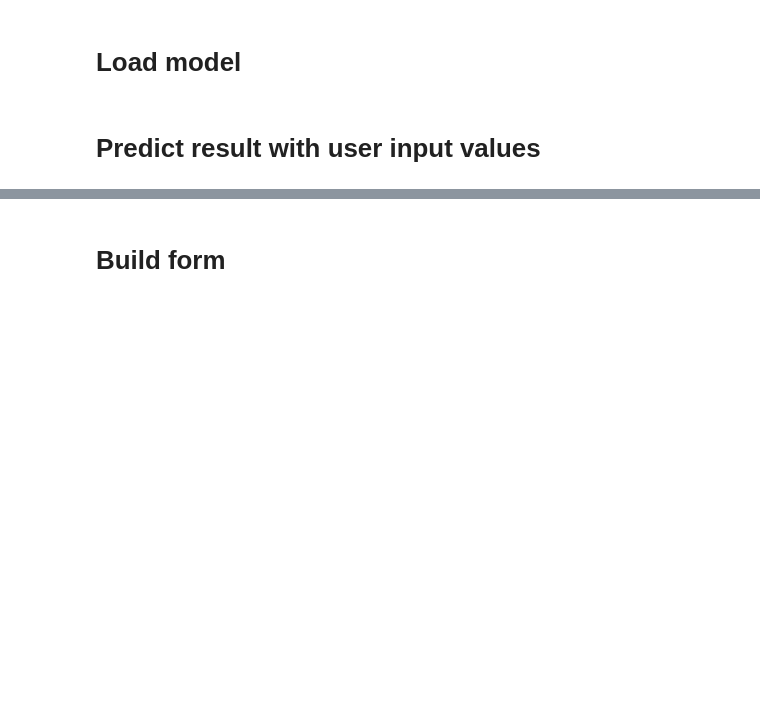
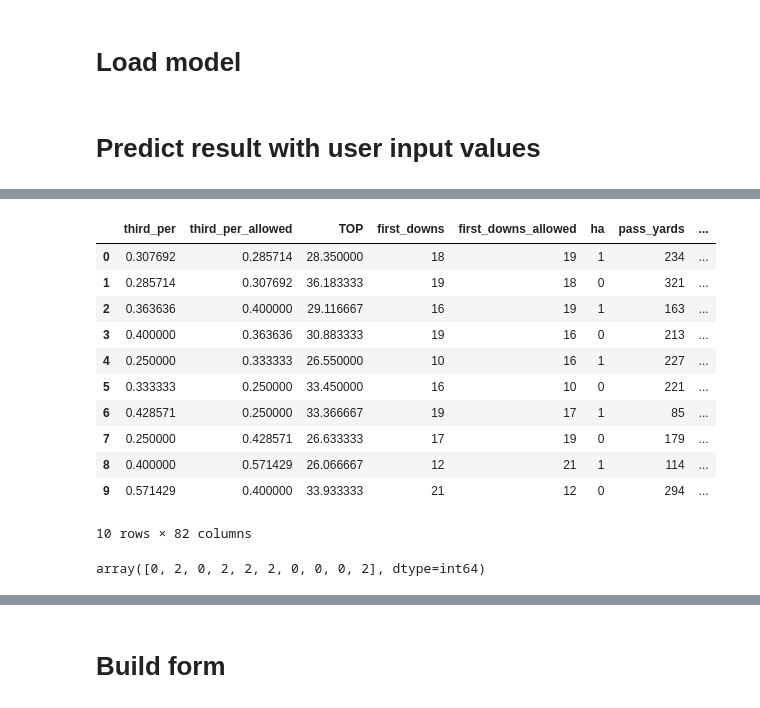
Before and after one commit to mynameisjohnn/nfl_dashboard, a Jupyter notebook: build_dataframe.ipynb, the cells around one changed output, grey strips where cells are left out. Saved outputs shown, nothing was run; the diff lists cells and outputs as text; code cells hidden in the pictures; blank space fills up the shorter version.

Commit message:
successfully connected user input to deep model

```diff
--- a/build_dataframe.ipynb
+++ b/build_dataframe.ipynb
@@ -113,0 +91,24 @@ new_df = default_df.copy()
+# %%
+# Dummify ha where away is 0 and home is 1
+feature_df["ha"] = feature_df["ha"].map(lambda x: 0 if x == "home" else 1)
+# %%
+test_check_input = feature_df.iloc[[0,1,2,3,4,5,6,7,8,9]]
+# %%
+test_check_input
+# %% [output]
+|  | third_per | third_per_allowed | TOP | first_downs | first_downs_allowed | ha | pass_yards | ... |
+| 0 | 0.307692 | 0.285714 | 28.350000 | 18 | 19 | 1 | 234 | ... |
+| 1 | 0.285714 | 0.307692 | 36.183333 | 19 | 18 | 0 | 321 | ... |
+| 2 | 0.363636 | 0.400000 | 29.116667 | 16 | 19 | 1 | 163 | ... |
+| 3 | 0.400000 | 0.363636 | 30.883333 | 19 | 16 | 0 | 213 | ... |
+| 4 | 0.250000 | 0.333333 | 26.550000 | 10 | 16 | 1 | 227 | ... |
+| 5 | 0.333333 | 0.250000 | 33.450000 | 16 | 10 | 0 | 221 | ... |
+| 6 | 0.428571 | 0.250000 | 33.366667 | 19 | 17 | 1 | 85 | ... |
+| 7 | 0.250000 | 0.428571 | 26.633333 | 17 | 19 | 0 | 179 | ... |
+| 8 | 0.400000 | 0.571429 | 26.066667 | 12 | 21 | 1 | 114 | ... |
+| 9 | 0.571429 | 0.400000 | 33.933333 | 21 | 12 | 0 | 294 | ... |
+10 rows × 82 columns
+# %%
+deep_model.predict_classes(test_check_input)
+# %% [output]
+array([0, 2, 0, 2, 2, 2, 0, 0, 0, 2], dtype=int64)
```
Also changed, not shown: parts of 25 cells of this notebook, 6 other files.
